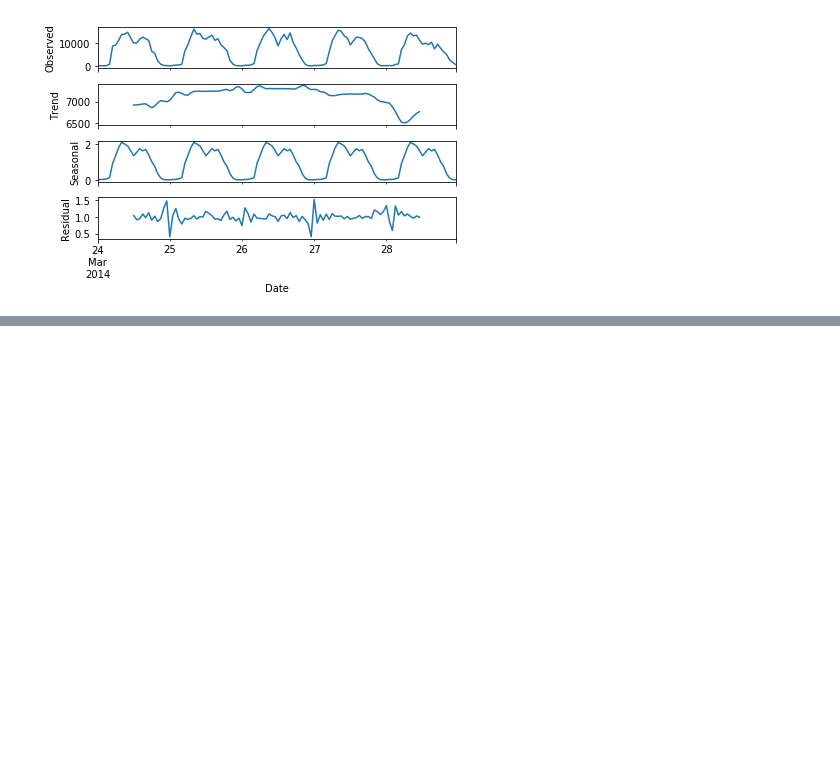
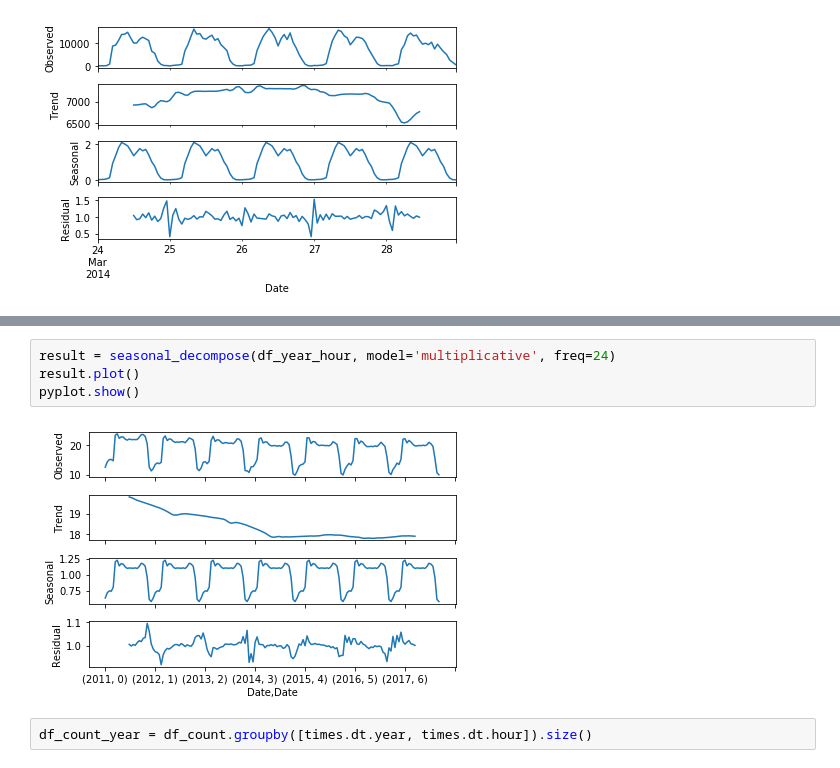
Before and after one commit to isdabelle/DigitalTwinBridges, a Jupyter notebook: Seasonality.ipynb, the cells around one changed output, grey strips where cells are left out. Saved outputs shown, nothing was run; the diff lists cells and outputs as text; blank space fills up the shorter version.

```diff
--- a/Seasonality.ipynb
+++ b/Seasonality.ipynb
@@ -201,0 +236,8 @@ pyplot.show()
+# %%
+result = seasonal_decompose(df_year_hour, model='multiplicative', freq=24)
+result.plot()
+pyplot.show()
+# %% [output]
+[figure, added]
+# %%
+df_count_year = df_count.groupby([times.dt.year, times.dt.hour]).size()
```
Also changed, not shown: parts of 38 cells of this notebook, 2 other files.
